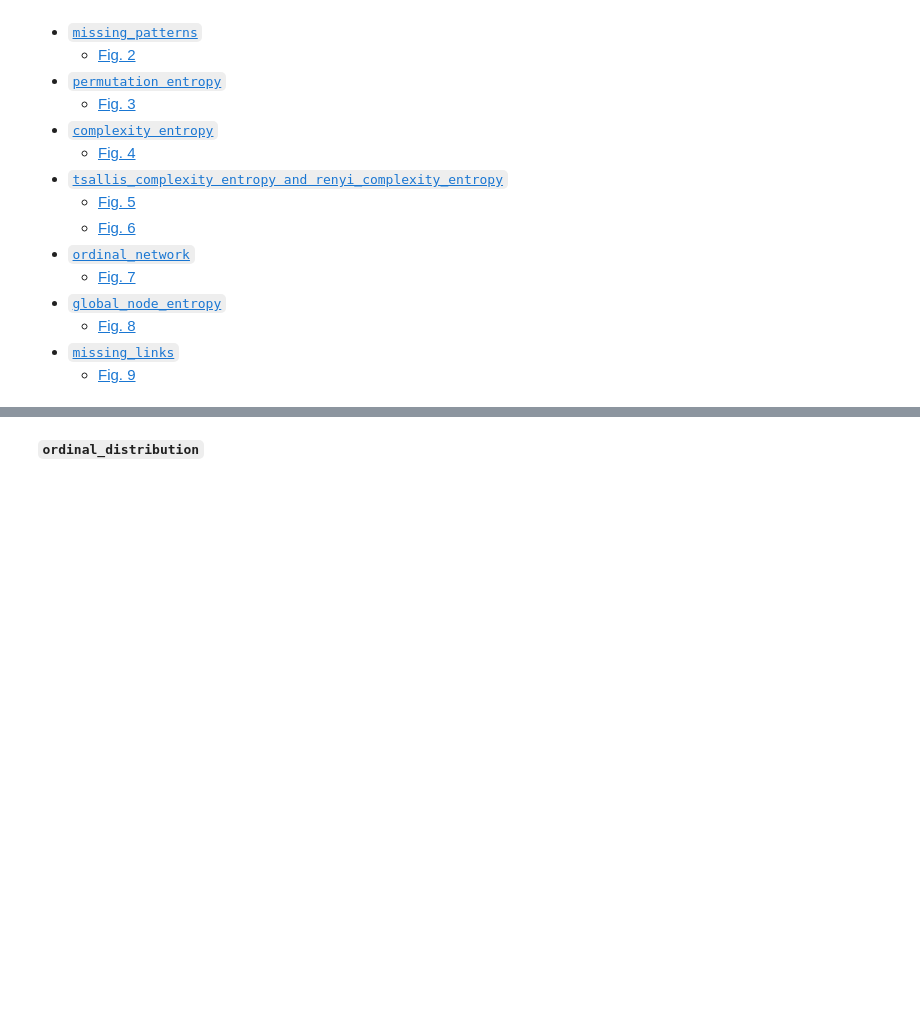
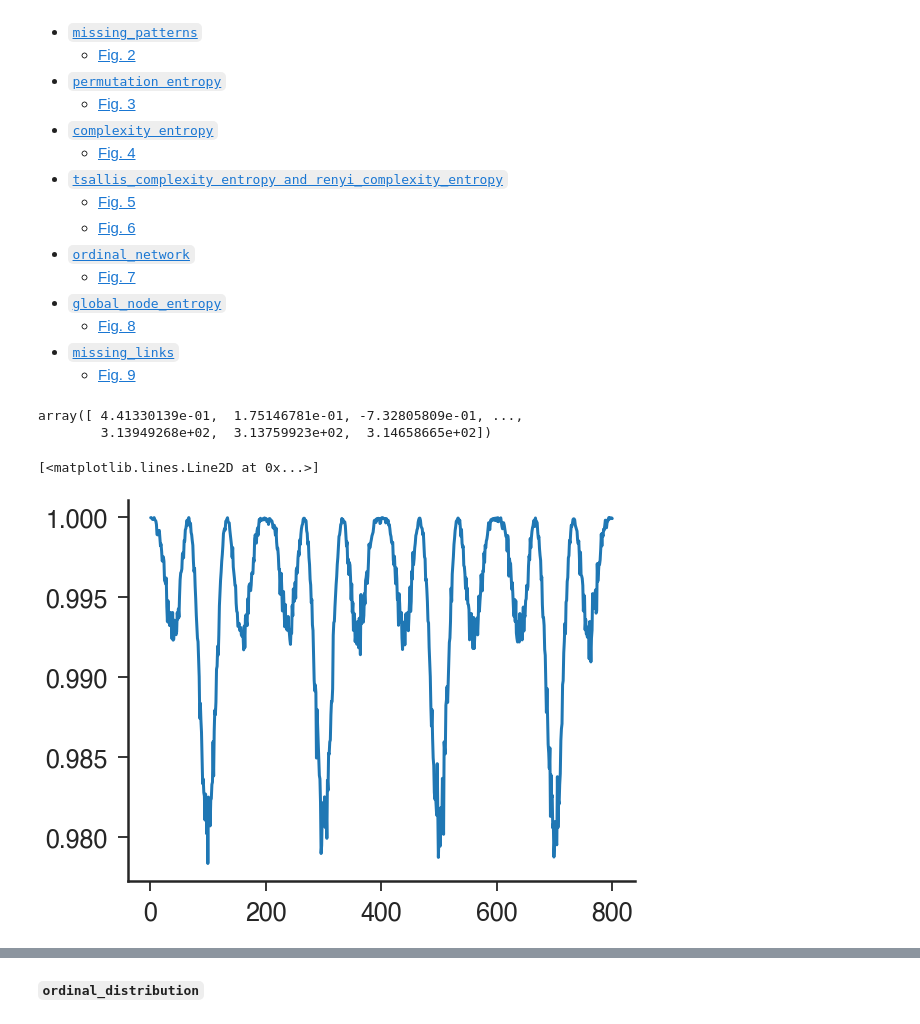
Before and after one commit to arthurpessa/ordpy, a Jupyter notebook: examples/sample_notebook.ipynb, the cells around one changed output, grey strips where cells are left out. Drawn from its saved outputs; the diff is of its cells as text; code cells hidden in the pictures; blank space fills up the shorter version.

```diff
--- a/examples/sample_notebook.ipynb
+++ b/examples/sample_notebook.ipynb
@@ -44,3 +44,19 @@ from IPython.core.display import display, HTML
 display(HTML("<style>.container {width:99.5% !important;} </style>"))
 
 %run ../ordpy.py
+# %%
+x
+# %% [output]
+array([ 4.41330139e-01,  1.75146781e-01, -7.32805809e-01, ...,
+        3.13949268e+02,  3.13759923e+02,  3.14658665e+02])
+# %%
+x = np.linspace(0,100*np.pi,10000)
+x = np.sin(x) + np.random.normal(scale=1,size=10000)
+#plt.plot(x[:1000])
+# %%
+hs = [permutation_entropy(x,taux=i) for i in np.arange(1,1000,1)]
+# %%
+plt.plot(np.arange(1,1000,1)[:800],hs[:800])
+# %% [output]
+[<matplotlib.lines.Line2D at 0x...>]
+[figure, added]
```
Also changed, not shown: parts of 1 cell of this notebook, 1 other file.
